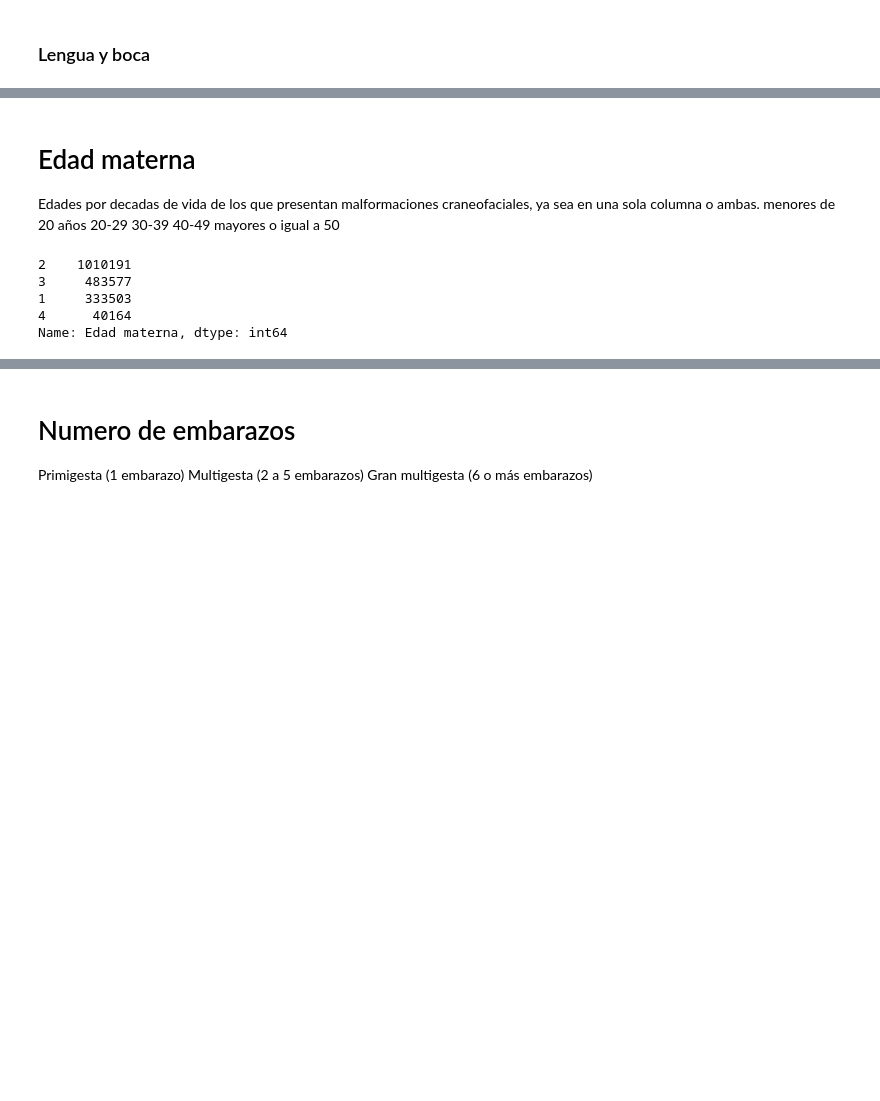
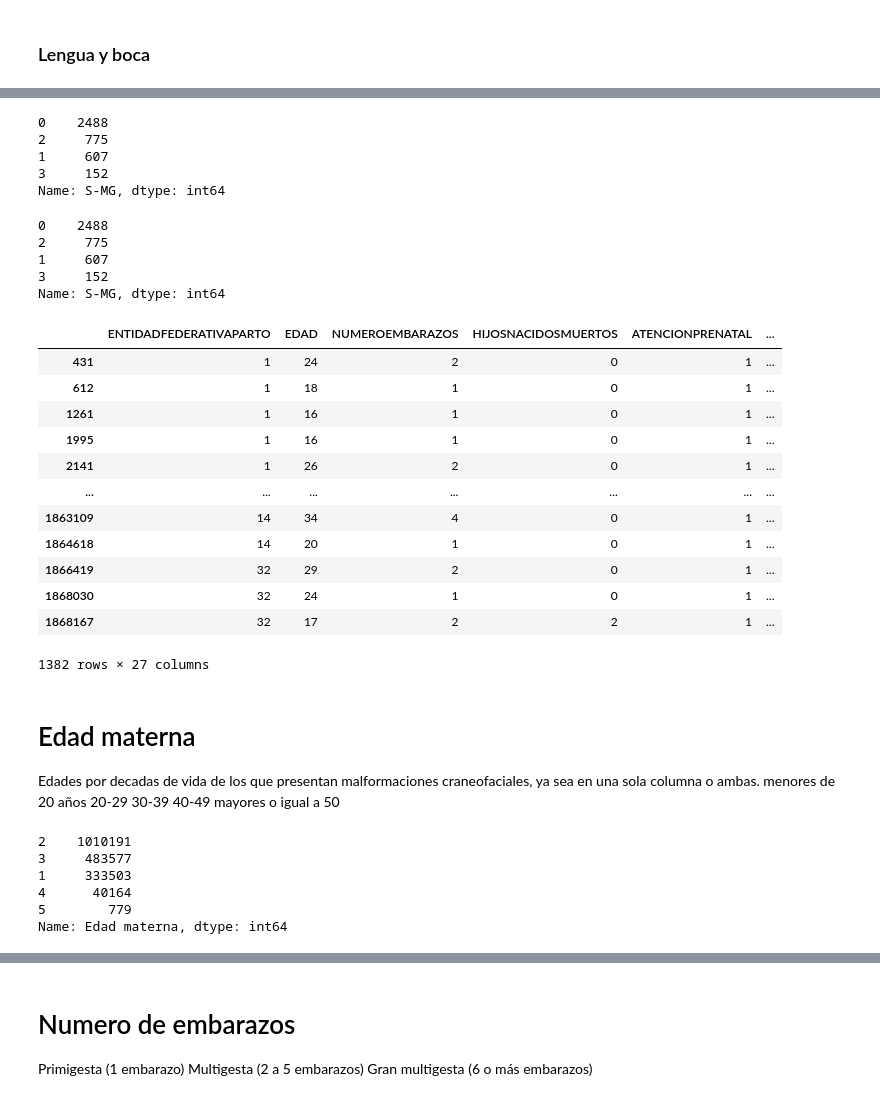
Before and after one commit to tlacloc/analisis-defunciones-nacimientos-2022, a Jupyter notebook: 2019_nacimientos.ipynb, the cells around one changed output, grey strips where cells are left out. Drawn from its saved outputs; the diff is of its cells as text; code cells hidden in the pictures; blank space fills up the shorter version.

```diff
--- a/2019_nacimientos.ipynb
+++ b/2019_nacimientos.ipynb
@@ -349,0 +417,5 @@ Name: Segunda malformacion, dtype: int64
+# %%
+key = 'MC-G'
+df[key] = None
+df[key] = df[['MC-1', 'MC-2']].sum(axis=1)
+df[key].value_counts()
@@ -349,0 +471,15 @@ Name: Segunda malformacion, dtype: int64
+# %%
+key="MC-G2"
+etiqueta = 'MC-G'
+
+df[key] = None
+df[key].mask(df[etiqueta] == mc_value['oftalmo'], 1, inplace=True)
+df[key].mask(df[etiqueta] == mc_value['oido'], 2, inplace=True)
+df[key].mask(df[etiqueta] == mc_value['cuello'], 3, inplace=True)
+df[key].mask(df[etiqueta] == mc_value['nariz'], 4, inplace=True)
+df[key].mask(df[etiqueta] == mc_value['boca'], 5, inplace=True)
+df[key].mask(~df[etiqueta].isin(mc_values), 6, inplace=True)
+df[key].mask(df[etiqueta] == 0, None, inplace=True)
+
+
+df[key].value_counts()
@@ -350,3 +505,57 @@ Name: Segunda malformacion, dtype: int64
+# %%
+key="S-MG"
+df[key] = None
+# estos solo checan los que si o si, tienen solo una malformacion
+mcf_primera = (df.CODIGOCIEANOMALIA1.isin(codigos_mc) & (df.CODIGOCIEANOMALIA2 == '0000'))
+mcf_segunda = (df.CODIGOCIEANOMALIA2.isin(codigos_mc) & (df.CODIGOCIEANOMALIA1 == '0000'))
+
+# tenga dos mcf
+mcf_primera_y_segunda = (df.CODIGOCIEANOMALIA1.isin(codigos_mc) & df.CODIGOCIEANOMALIA2.isin(codigos_mc))
+
+# que tenga una mcf y otra mc != a mcf
+mcf_primera_mc_segunda = ((df.CODIGOCIEANOMALIA1.isin(codigos_mc))  & (df.CODIGOCIEANOMALIA2 != '0000') & (~df.CODIGOCIEANOMALIA2.isin(codigos_mc)) & (df.CODIGOCIEANOMALIA2 != '9999'))
+mc_primera_mcf_segunda = ((df.CODIGOCIEANOMALIA2.isin(codigos_mc))  & (df.CODIGOCIEANOMALIA1 != '0000') & (~df.CODIGOCIEANOMALIA1.isin(codigos_mc)) & (df.CODIGOCIEANOMALIA1 != '9999'))
+
+# que tenga una mcf y la otra idk
+mcf_primera_idk_segunda = ((df.CODIGOCIEANOMALIA1.isin(codigos_mc)) & (df.CODIGOCIEANOMALIA2 == '9999'))
+idk_primera_mcf_segunda = ((df.CODIGOCIEANOMALIA2.isin(codigos_mc)) & (df.CODIGOCIEANOMALIA1 == '9999'))
+
+df[key].mask(mcf_primera | mcf_segunda, 0, inplace=True)
+df[key].mask(mcf_primera_y_segunda, 1, inplace=True)
+df[key].mask(mcf_primera_mc_segunda | mc_primera_mcf_segunda, 2, inplace=True)
+df[key].mask(mcf_primera_idk_segunda | idk_primera_mcf_segunda, 3, inplace=True)
+df[key].value_counts()
+# %% [output]
+0    2488
+2     775
+1     607
+3     152
+Name: S-MG, dtype: int64
+# %%
+# Con MCF
+df[df["MCC-General"] == 1][key].value_counts()
+# %% [output]
+0    2488
+2     775
+1     607
+3     152
+Name: S-MG, dtype: int64
+# %%
+df[(df.CODIGOCIEANOMALIA1.isin(codigos_mc) & (df.CODIGOCIEANOMALIA2 != '0000') & (df.CODIGOCIEANOMALIA2 != '9999')) | (df.CODIGOCIEANOMALIA2.isin(codigos_mc) & (df.CODIGOCIEANOMALIA1 != '0000') & (df.CODIGOCIEANOMALIA1 != '9999'))]
+# %% [output]
+|  | ENTIDADFEDERATIVAPARTO | EDAD | NUMEROEMBARAZOS | HIJOSNACIDOSMUERTOS | ATENCIONPRENATAL | ... |
+| 431 | 1 | 24 | 2 | 0 | 1 | ... |
+| 612 | 1 | 18 | 1 | 0 | 1 | ... |
+| 1261 | 1 | 16 | 1 | 0 | 1 | ... |
+| 1995 | 1 | 16 | 1 | 0 | 1 | ... |
+| 2141 | 1 | 26 | 2 | 0 | 1 | ... |
+| ... | ... | ... | ... | ... | ... | ... |
+| 1863109 | 14 | 34 | 4 | 0 | 1 | ... |
+| 1864618 | 14 | 20 | 1 | 0 | 1 | ... |
+| 1866419 | 32 | 29 | 2 | 0 | 1 | ... |
+| 1868030 | 32 | 24 | 1 | 0 | 1 | ... |
+| 1868167 | 32 | 17 | 2 | 2 | 1 | ... |
+1382 rows × 27 columns
 # %% [markdown]
 # Edad materna
 Edades por decadas de vida de los que presentan malformaciones craneofaciales, ya sea en una sola columna o ambas.
@@ -365,10 +574,12 @@ df[key].mask(df[etiqueta] < 20, 1, inplace=True)
 df[key].mask((df[etiqueta] >= 20) & (df[etiqueta] < 30), 2, inplace=True)
 df[key].mask((df[etiqueta] >= 30) & (df[etiqueta] < 40), 3, inplace=True)
 df[key].mask((df[etiqueta] >= 40) & (df[etiqueta] < 50), 4, inplace=True)
+df[key].mask((df[etiqueta] >= 50) & (df[etiqueta] != 999), 5, inplace=True)
 df[key].value_counts()
 # %% [output]
 2    1010191
 3     483577
 1     333503
 4      40164
+5        779
 Name: Edad materna, dtype: int64
```
Also changed, not shown: parts of 89 cells of this notebook.
